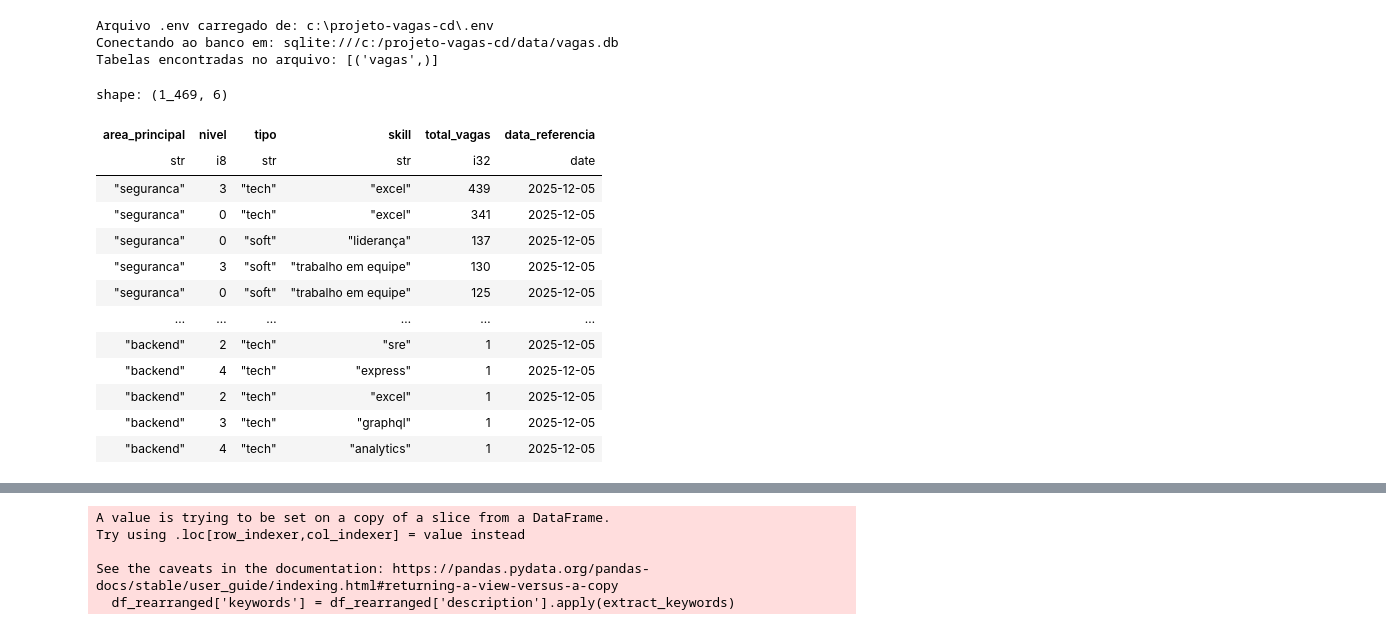
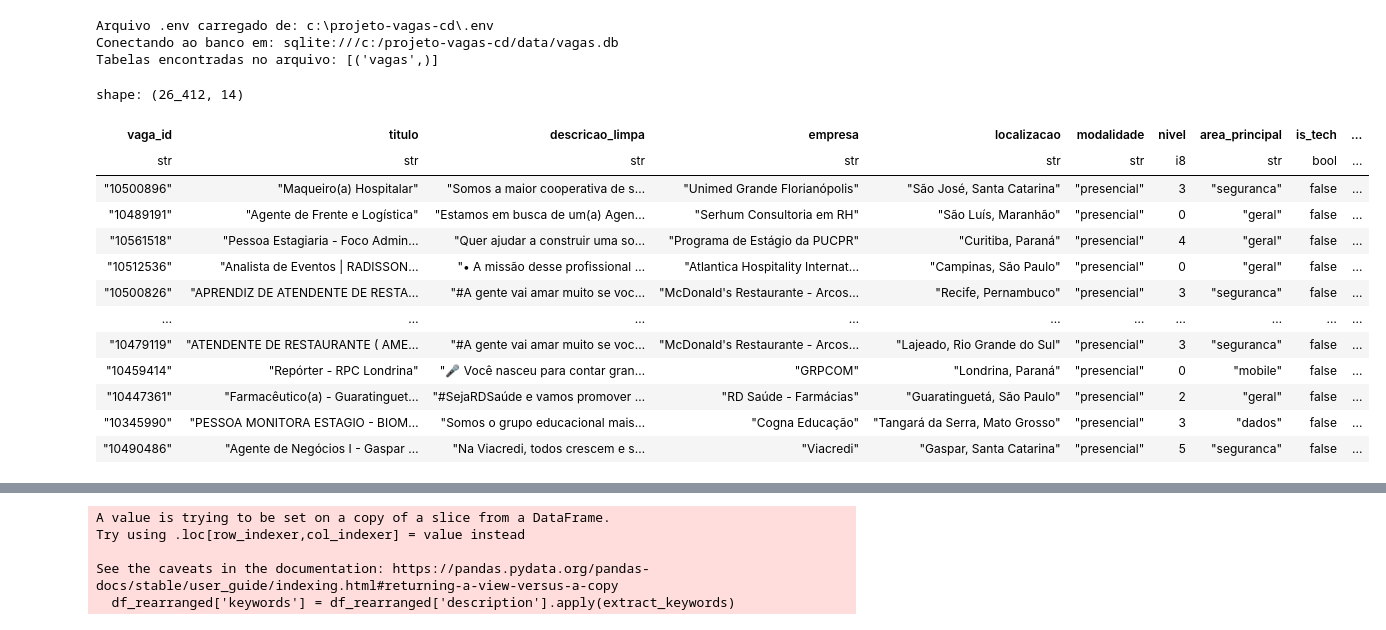
Before and after one commit to dargmiguel/projeto-vagas-cd, a Jupyter notebook: notebooks/gupy_transformation.ipynb, the cells around one changed output, grey strips where cells are left out. Saved outputs shown, nothing was run; the diff lists cells and outputs as text; code cells hidden in the pictures.

```diff
--- a/notebooks/gupy_transformation.ipynb
+++ b/notebooks/gupy_transformation.ipynb
@@ -69,23 +69,29 @@ Conectando ao banco em: sqlite:///c:/projeto-vagas-cd/data/vagas.db
 Tabelas encontradas no arquivo: [('vagas',)]
 # %%
 import polars as pl
-df = pl.read_delta("../data/gold_delta/agg_skills_monitor/")
+
+df = (
+    pl.read_delta("../data/gold_delta/dim_vagas/")
+    .unique(subset=["vaga_id"])
+    .filter(pl.col("mes_publicacao") == 12)
+)
+
 df
 # %% [output]
-shape: (1_469, 6)
+shape: (26_412, 14)
-| area_principal | nivel | tipo | skill | total_vagas | data_referencia |
-| str | i8 | str | str | i32 | date |
-| "seguranca" | 3 | "tech" | "excel" | 439 | 2025-12-05 |
-| "seguranca" | 0 | "tech" | "excel" | 341 | 2025-12-05 |
-| "seguranca" | 0 | "soft" | "liderança" | 137 | 2025-12-05 |
-| "seguranca" | 3 | "soft" | "trabalho em equipe" | 130 | 2025-12-05 |
-| "seguranca" | 0 | "soft" | "trabalho em equipe" | 125 | 2025-12-05 |
-| … | … | … | … | … | … |
-| "backend" | 2 | "tech" | "sre" | 1 | 2025-12-05 |
-| "backend" | 4 | "tech" | "express" | 1 | 2025-12-05 |
-| "backend" | 2 | "tech" | "excel" | 1 | 2025-12-05 |
-| "backend" | 3 | "tech" | "graphql" | 1 | 2025-12-05 |
-| "backend" | 4 | "tech" | "analytics" | 1 | 2025-12-05 |
+| vaga_id | titulo | descricao_limpa | empresa | localizacao | modalidade | nivel | area_principal | is_tech | ... |
+| str | str | str | str | str | str | i8 | str | bool | ... |
+| "10500896" | "Maqueiro(a) Hospitalar" | "Somos a maior cooperativa de s… | "Unimed Grande Florianópolis" | "São José, Santa Catarina" | "presencial" | 3 | "seguranca" | false | ... |
+| "10489191" | "Agente de Frente e Logística" | "Estamos em busca de um(a) Agen… | "Serhum Consultoria em RH" | "São Luís, Maranhão" | "presencial" | 0 | "geral" | false | ... |
+| "10561518" | "Pessoa Estagiaria - Foco Admin… | "Quer ajudar a construir uma so… | "Programa de Estágio da PUCPR" | "Curitiba, Paraná" | "presencial" | 4 | "geral" | false | ... |
+| "10512536" | "Analista de Eventos | RADISSON… | "• A missão desse profissional … | "Atlantica Hospitality Internat… | "Campinas, São Paulo" | "presencial" | 0 | "geral" | false | ... |
+| "10500826" | "APRENDIZ DE ATENDENTE DE RESTA… | "#A gente vai amar muito se voc… | "McDonald's Restaurante - Arcos… | "Recife, Pernambuco" | "presencial" | 3 | "seguranca" | false | ... |
+| … | … | … | … | … | … | … | … | … | ... |
+| "10479119" | "ATENDENTE DE RESTAURANTE ( AME… | "#A gente vai amar muito se voc… | "McDonald's Restaurante - Arcos… | "Lajeado, Rio Grande do Sul" | "presencial" | 3 | "seguranca" | false | ... |
+| "10459414" | "Repórter - RPC Londrina" | "🎤 Você nasceu para contar gran… | "GRPCOM" | "Londrina, Paraná" | "presencial" | 0 | "mobile" | false | ... |
+| "10447361" | "Farmacêutico(a) - Guaratinguet… | "#SejaRDSaúde e vamos promover … | "RD Saúde - Farmácias" | "Guaratinguetá, São Paulo" | "presencial" | 2 | "geral" | false | ... |
+| "10345990" | "PESSOA MONITORA ESTAGIO - BIOM… | "Somos o grupo educacional mais… | "Cogna Educação" | "Tangará da Serra, Mato Grosso" | "presencial" | 3 | "dados" | false | ... |
+| "10490486" | "Agente de Negócios I - Gaspar … | "Na Viacredi, todos crescem e s… | "Viacredi" | "Gaspar, Santa Catarina" | "presencial" | 5 | "seguranca" | false | ... |
 # %%
 df.drop(columns=['careerPageUrl','careerPageLogo', ], inplace=True)
 # %%
```
Also changed, not shown: 29 other files.
